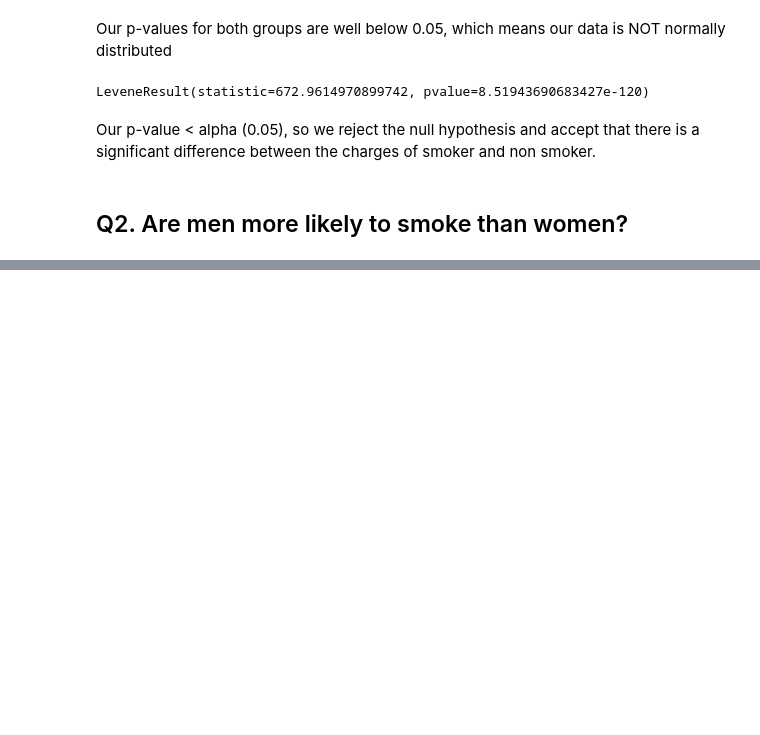
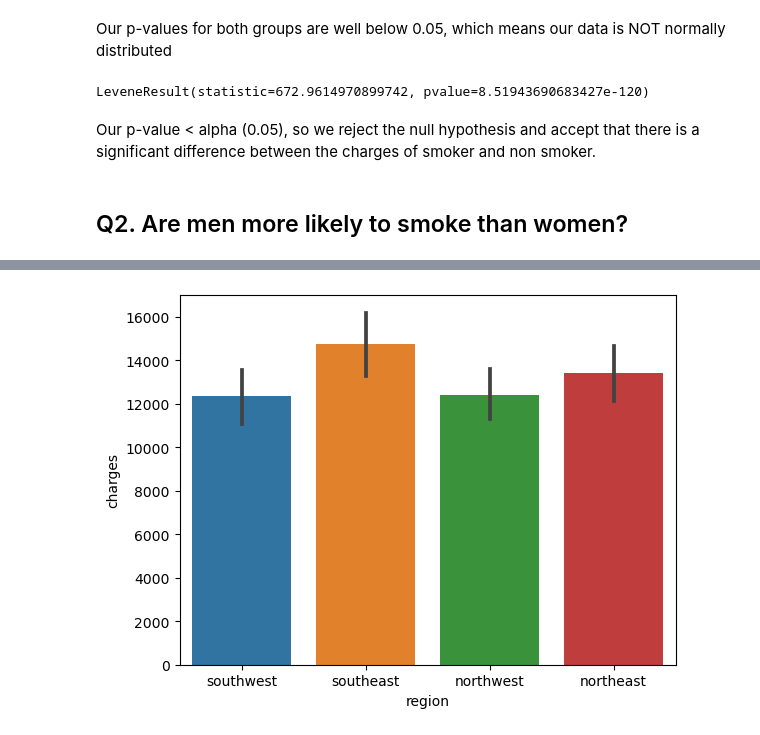
Before and after one commit to Noks06/hypothesis, a Jupyter notebook: hypothesiscore.ipynb, the cells around one changed output, grey strips where cells are left out. Cells and saved outputs as stored; diff of their text form; code cells hidden in the pictures; blank space fills up the shorter version.

```diff
--- a/hypothesiscore.ipynb
+++ b/hypothesiscore.ipynb
@@ -108,0 +121,4 @@ Our p-value < alpha (0.05), so we reject the null hypothesis and accept that the
+# %%
+sns.barplot(data=df, x='region',y='charges');
+# %% [output]
+[figure, added]
```
Also changed, not shown: parts of 15 cells of this notebook.
